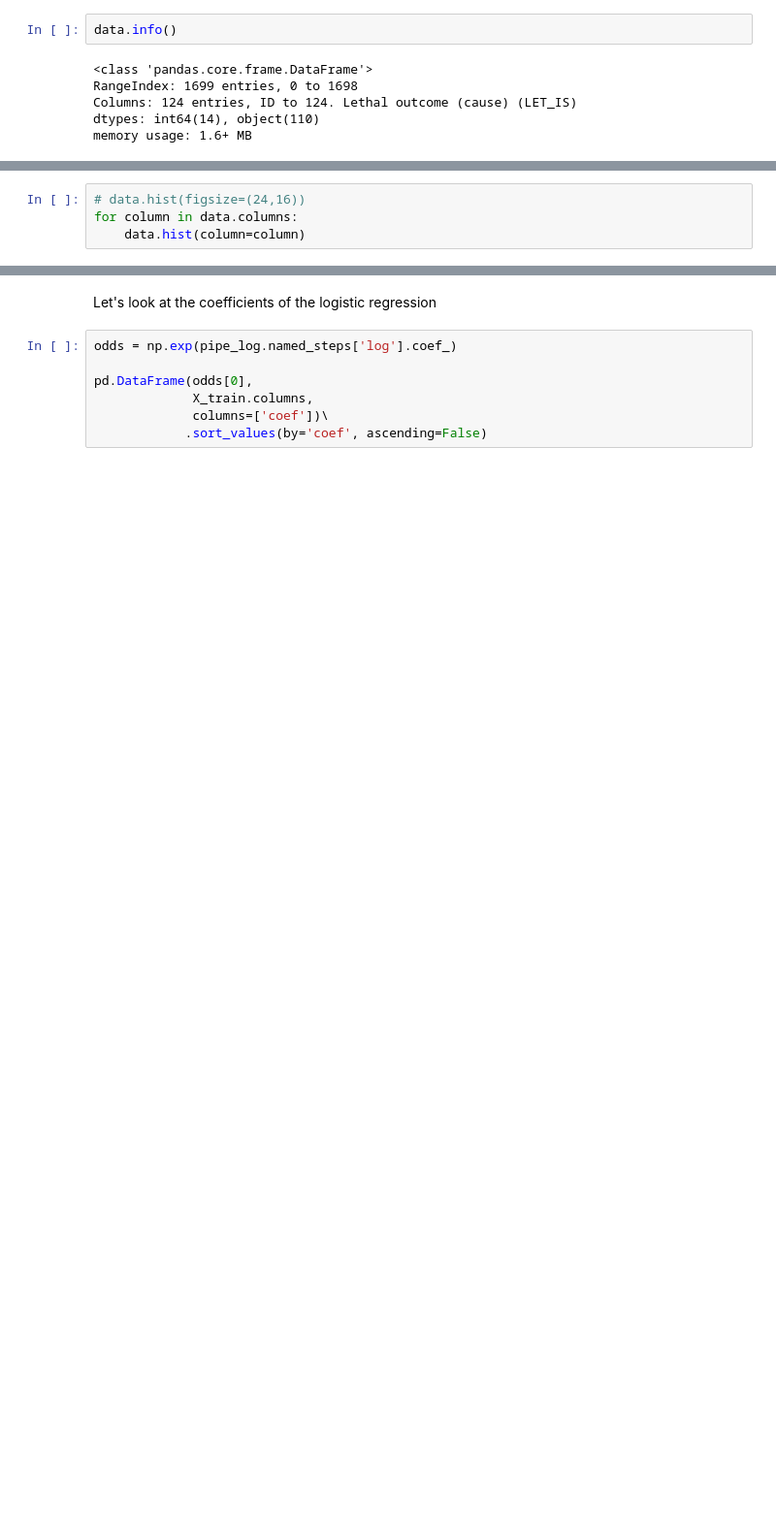
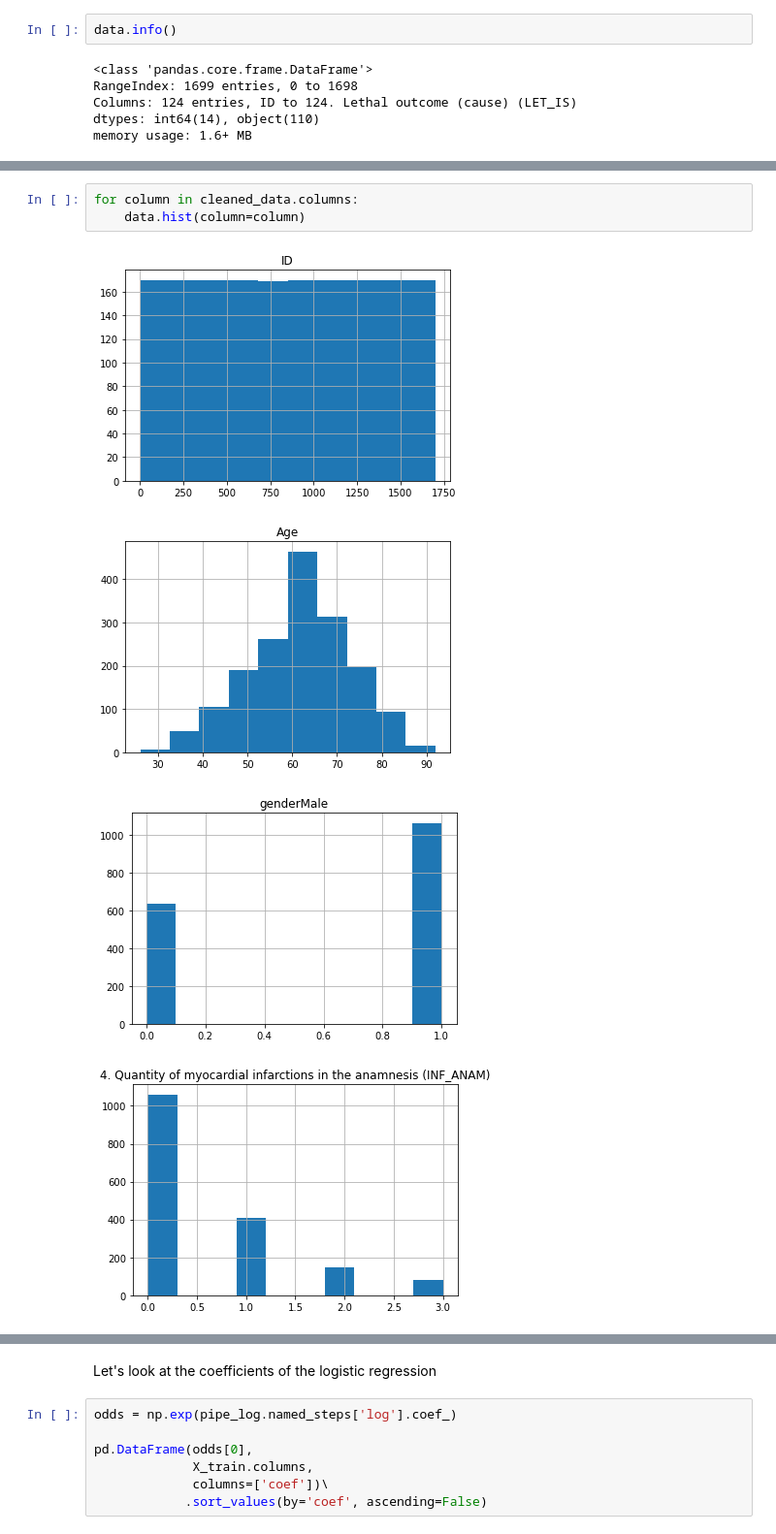
Before and after one commit to amcwhae/Final-Project, a Jupyter notebook: MI Outcomes.ipynb, the cells around one changed output, grey strips where cells are left out. Shown at 97% size. Saved outputs shown, nothing was run; the diff lists cells and outputs as text; blank space fills up the shorter version.

```diff
--- a/MI Outcomes.ipynb
+++ b/MI Outcomes.ipynb
@@ -204,4 +208,0 @@ Let's examine the data
-# %%
-# data.hist(figsize=(24,16))
-for column in data.columns:
-    data.hist(column=column)
@@ -250,0 +239,8 @@ outcomes = cleaned_data.iloc[:, -12:]
+# %%
+for column in cleaned_data.columns:
+    data.hist(column=column)
+# %% [output]
+[figure, added]
+[figure, added]
+[figure, added]
+[figure, added]
```
Also changed, not shown: parts of 36 cells of this notebook.
